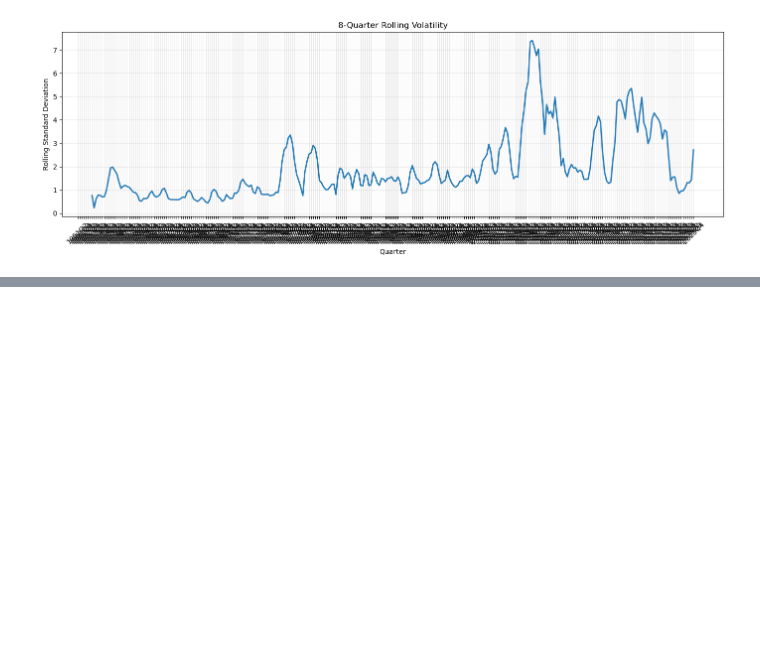
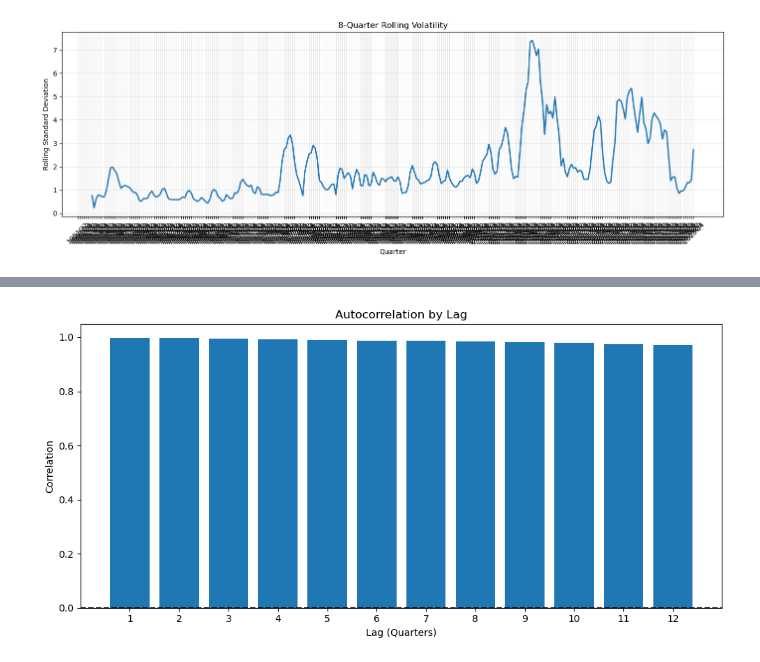
Before and after one commit to suprakashmukherjee/SDMX-Discovery, a Jupyter notebook: notebooks/D7_SDMX_Time_Series_Analysis.ipynb, the cells around one changed output, grey strips where cells are left out. Drawn from its saved outputs; the diff is of its cells as text; code cells hidden in the pictures; blank space fills up the shorter version.

```diff
--- a/notebooks/D7_SDMX_Time_Series_Analysis.ipynb
+++ b/notebooks/D7_SDMX_Time_Series_Analysis.ipynb
@@ -543,0 +588,38 @@ plt.show()
+# %%
+# ----------------------------------------------------
+# Autocorrelation Plot
+# ----------------------------------------------------
+
+plt.figure(figsize=(10,5))
+
+plt.bar(
+
+    autocorr["Lag"],
+
+    autocorr["Autocorrelation"]
+
+)
+
+plt.axhline(
+
+    0,
+
+    color="black",
+
+    linestyle="--"
+
+)
+
+plt.title("Autocorrelation by Lag")
+
+plt.xlabel("Lag (Quarters)")
+
+plt.ylabel("Correlation")
+
+plt.xticks(range(1, MAX_LAG + 1))
+
+plt.tight_layout()
+
+plt.show()
+# %% [output]
+[figure, added]
```
Also changed, not shown: parts of 14 cells of this notebook.
